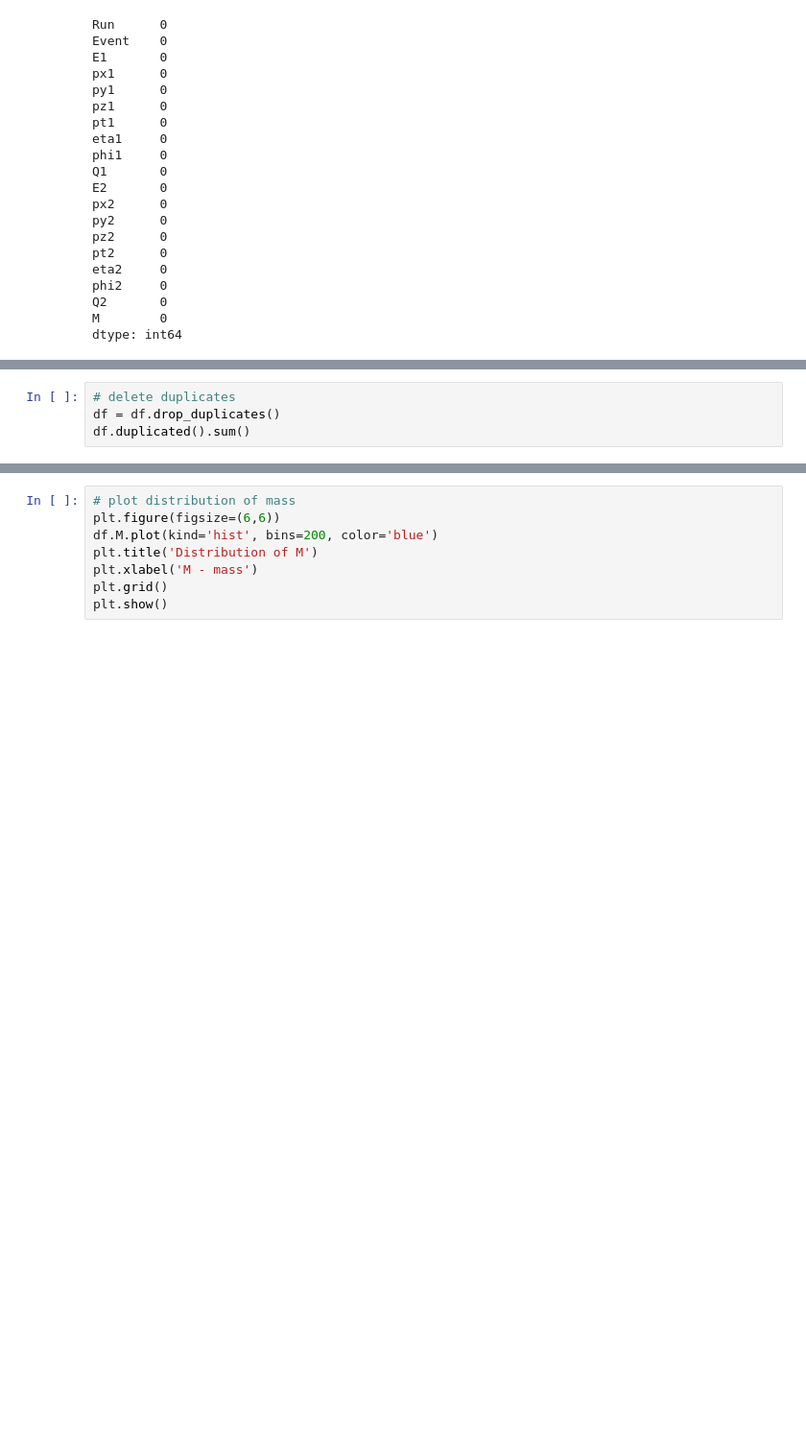
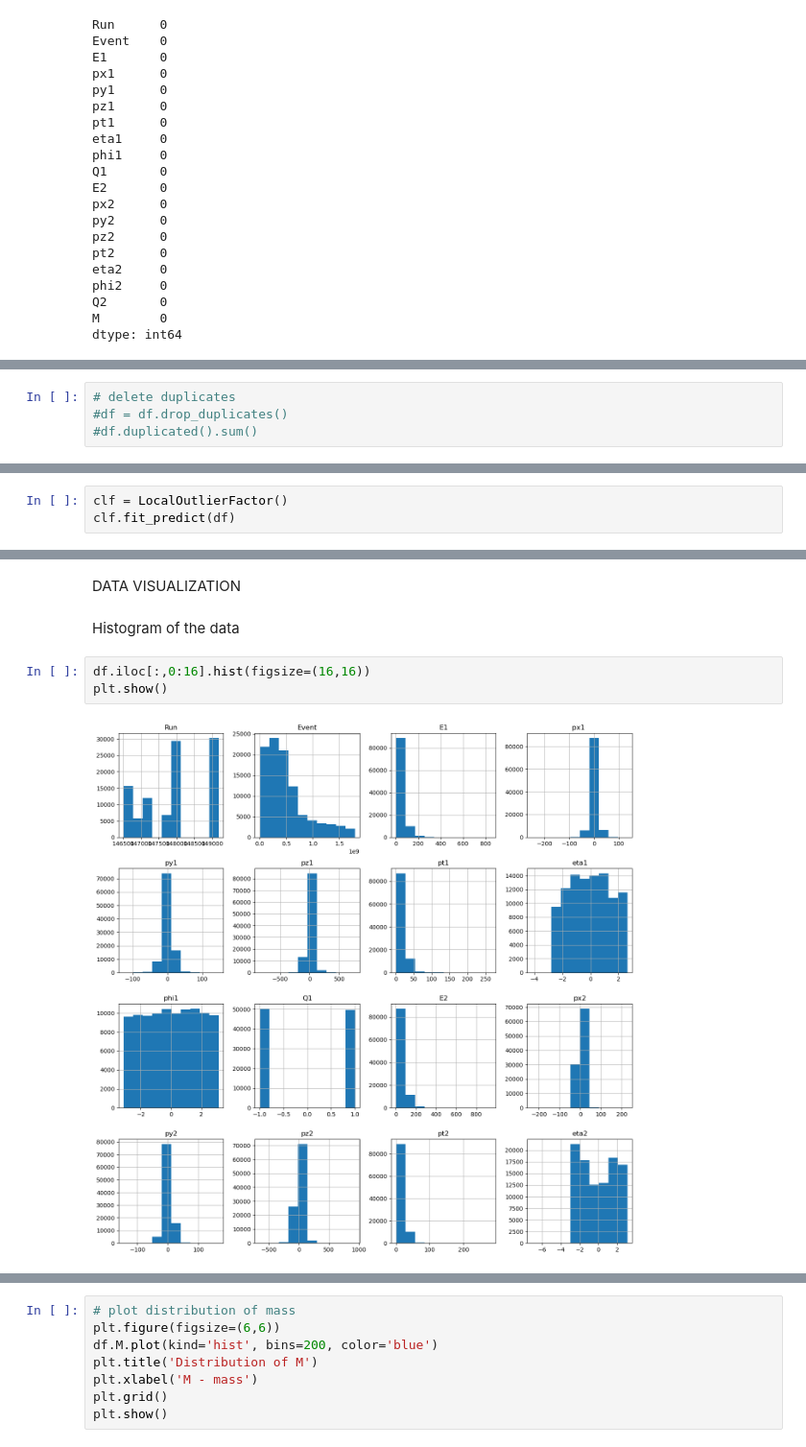
Before and after one commit to DimitrisGkoutzounis/Machine-Learning-Electron-Mass-Prediction, a Jupyter notebook: main.ipynb, the cells around one changed output, grey strips where cells are left out. Shown at 96% size. Drawn from its saved outputs; the diff is of its cells as text; blank space fills up the shorter version.

Commit message:
added graphs etc

```diff
--- a/main.ipynb
+++ b/main.ipynb
@@ -96,4 +75,4 @@ df.duplicated().sum()
 # %%
 # delete duplicates
-df = df.drop_duplicates()
-df.duplicated().sum()
+#df = df.drop_duplicates()
+#df.duplicated().sum()
@@ -101,0 +81,3 @@ df.duplicated().sum()
+# %%
+clf = LocalOutlierFactor()
+clf.fit_predict(df)
@@ -101,0 +104,9 @@ df.duplicated().sum()
+# %% [markdown]
+DATA VISUALIZATION
+# %% [markdown]
+Histogram of the data
+# %%
+df.iloc[:,0:16].hist(figsize=(16,16))
+plt.show()
+# %% [output]
+[figure, added]
```
Also changed, not shown: parts of 13 cells of this notebook.
